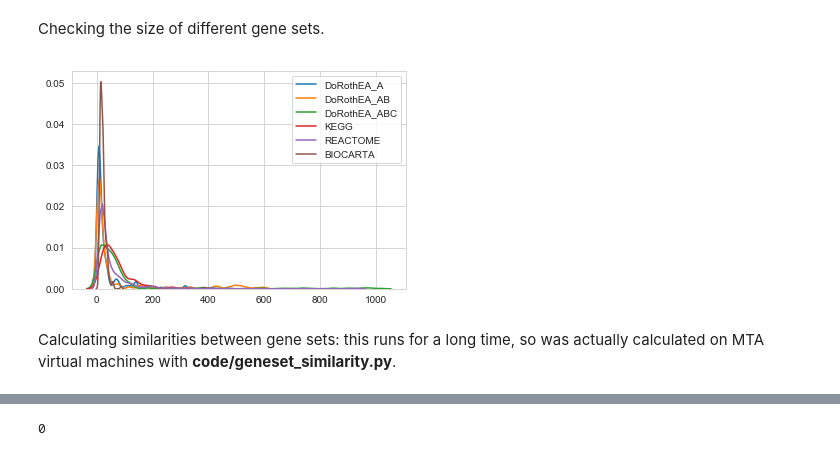
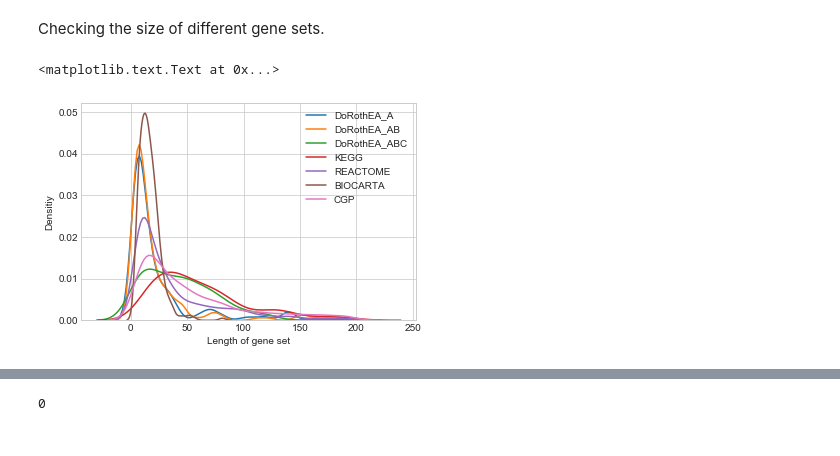
Before and after one commit to bence-szalai/why-pathway-methods-work, a Jupyter notebook: notebooks/data_preprocess_and_generation.ipynb, the cells around one changed output, grey strips where cells are left out. Drawn from its saved outputs; the diff is of its cells as text; code cells hidden in the pictures.

```diff
--- a/notebooks/data_preprocess_and_generation.ipynb
+++ b/notebooks/data_preprocess_and_generation.ipynb
@@ -32,8 +35,3 @@ make_genesets.make_multi_level_dorothea()
 #prepocess msigdb regulons
 for setname in ['BIOCARTA','CGP','KEGG','REACTOME']:
     make_genesets.make_gene_dict_msigdb(setname)
-# %%
-#make random gene sets
-for setname in ['BIOCARTA','CGP','KEGG','REACTOME','dorothea_AB']:
-    for s in range(10):
-        make_genesets.make_random_geneset(fnames=[setname],n=200,s=s)
@@ -57,17 +49,19 @@ for confidence in ['A','B','C','D','E','AB','ABC','ABCD','ABCDE','BEST']:
     genesets=pckl.load(fin)
     fin.close()
     l=[len(genesets[x]) for x in genesets.keys()]
-    gene_set_lengths['DoRothEA_'+confidence]=l
+    gene_set_lengths['DoRothEA_'+confidence]=np.array(l)
 for setname in ['CGP','KEGG','REACTOME','BIOCARTA']:
     fin=open('../results/genesets/single/dicts/%s.pkl' % setname,'br')
     genesets=pckl.load(fin)
     fin.close()
     l=[len(genesets[x]) for x in genesets.keys()]
-    gene_set_lengths[setname]=l
+    gene_set_lengths[setname]=np.array(l)
 # %%
-for confidence in ['DoRothEA_A','DoRothEA_AB','DoRothEA_ABC','KEGG','REACTOME','BIOCARTA']:
-    sns.distplot(gene_set_lengths[confidence],hist=False,label=confidence)
+for confidence in ['DoRothEA_A','DoRothEA_AB','DoRothEA_ABC','KEGG','REACTOME','BIOCARTA','CGP']:
+    sns.distplot(np.array(gene_set_lengths[confidence])[gene_set_lengths[confidence]<200]
+                 ,hist=False,label=confidence)
+plt.xlabel('Length of gene set')
+plt.ylabel('Densitiy')
 # %% [output]
+<matplotlib.text.Text at 0x...>
-[figure, old version]
+[figure, new version]
-# %% [markdown]
-Calculating similarities between gene sets: this runs for a long time, so was actually calculated on MTA virtual machines with **code/geneset_similarity.py**.
```
Also changed, not shown: parts of 8 cells of this notebook, 7 other files.
